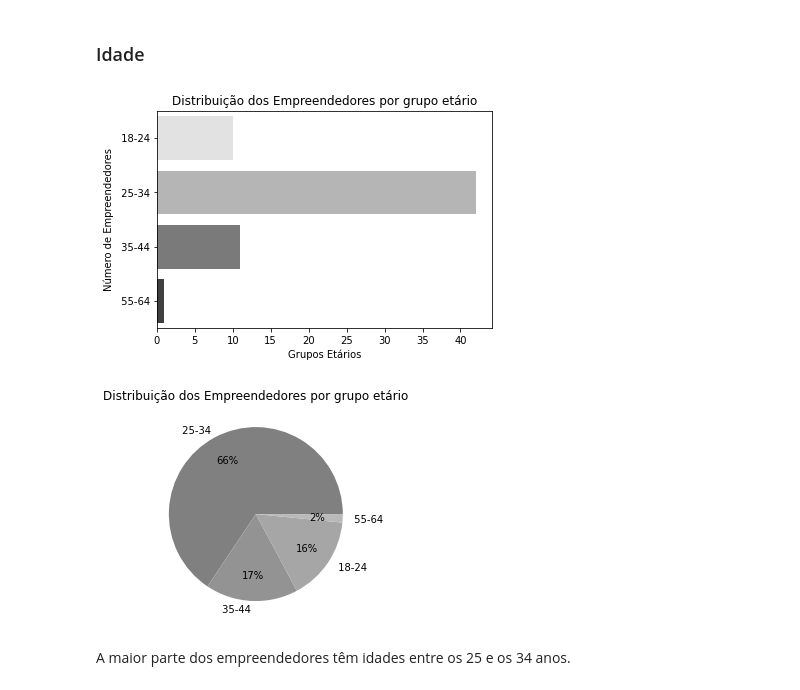
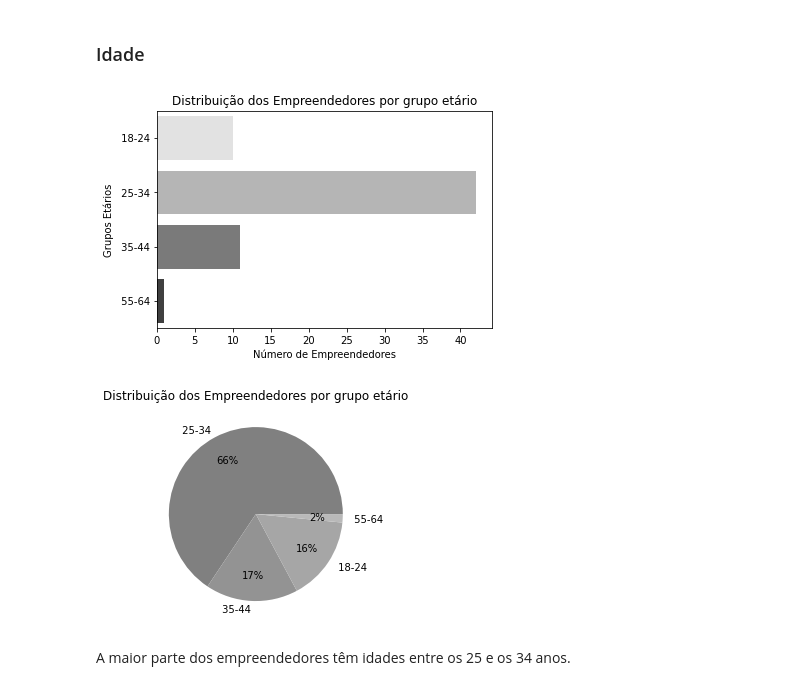
Before and after one commit to TiagoFerrao/data_reports, a Jupyter notebook: Report_Incubados.ipynb, the cells around one changed output. Cells and saved outputs as stored; diff of their text form; code cells hidden in the pictures.

```diff
--- a/Report_Incubados.ipynb
+++ b/Report_Incubados.ipynb
@@ -167,19 +167,19 @@ plt.rcParams['axes.prop_cycle'] = cycler(color=colors)
 # %%
 #age
 #survey['p_age'].value_counts().plot(kind='bar')
 sns.countplot(y='p_age', data=survey, palette='Greys')
 plt.title('Distribuição dos Empreendedores por grupo etário')
-plt.xlabel('Grupos Etários')
-plt.ylabel('Número de Empreendedores')
+plt.ylabel('Grupos Etários')
+plt.xlabel('Número de Empreendedores')
 plt.show()
 
 
 survey['p_age'].value_counts().plot(kind='pie', autopct='%1.0f%%', pctdistance=0.7)
 plt.title('Distribuição dos Empreendedores por grupo etário')
 plt.ylabel('')
 plt.show()
 # %% [output]
-[figure, old version]
+[figure, new version]
 [figure]
 # %% [markdown]
 A maior parte dos empreendedores têm idades entre os 25 e os 34 anos.
```
Also changed, not shown: parts of 1 cell of this notebook.
